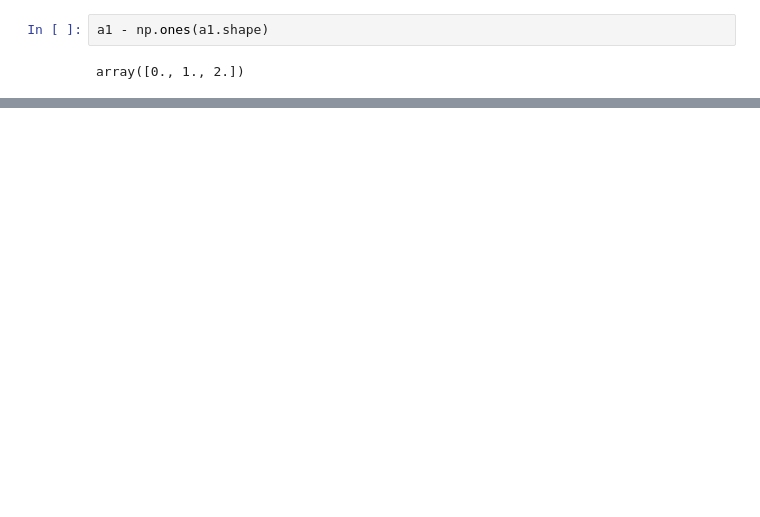
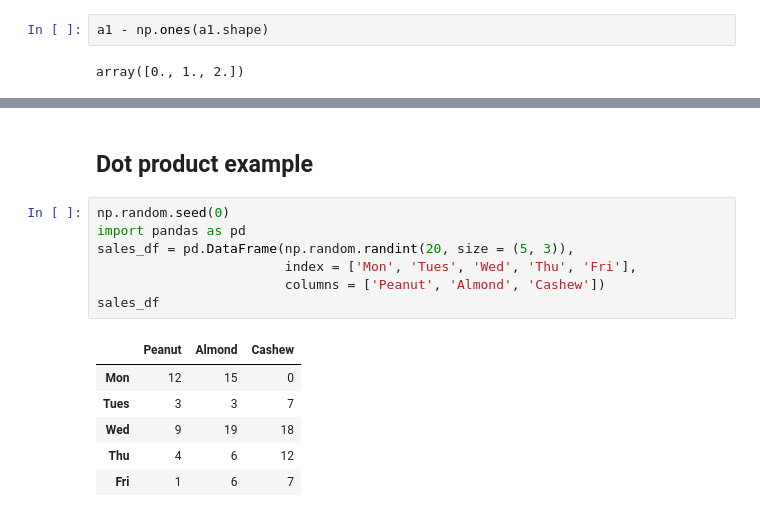
Before and after one commit to SandeepThokala/ZeroToMasteryPython, a Jupyter notebook: MachineLearning/NumpyIntorduction.ipynb, the cells around one changed output, grey strips where cells are left out. Drawn from its saved outputs; the diff is of its cells as text; blank space fills up the shorter version.

```diff
--- a/MachineLearning/NumpyIntorduction.ipynb
+++ b/MachineLearning/NumpyIntorduction.ipynb
@@ -150,0 +341,16 @@ array([0., 1., 2.])
+# %% [markdown]
+## Dot product example
+# %%
+np.random.seed(0)
+import pandas as pd
+sales_df = pd.DataFrame(np.random.randint(20, size = (5, 3)),
+                        index = ['Mon', 'Tues', 'Wed', 'Thu', 'Fri'],
+                        columns = ['Peanut', 'Almond', 'Cashew'])
+sales_df
+# %% [output]
+|  | Peanut | Almond | Cashew |
+| Mon | 12 | 15 | 0 |
+| Tues | 3 | 3 | 7 |
+| Wed | 9 | 19 | 18 |
+| Thu | 4 | 6 | 12 |
+| Fri | 1 | 6 | 7 |
```
Also changed, not shown: parts of 51 cells of this notebook.
